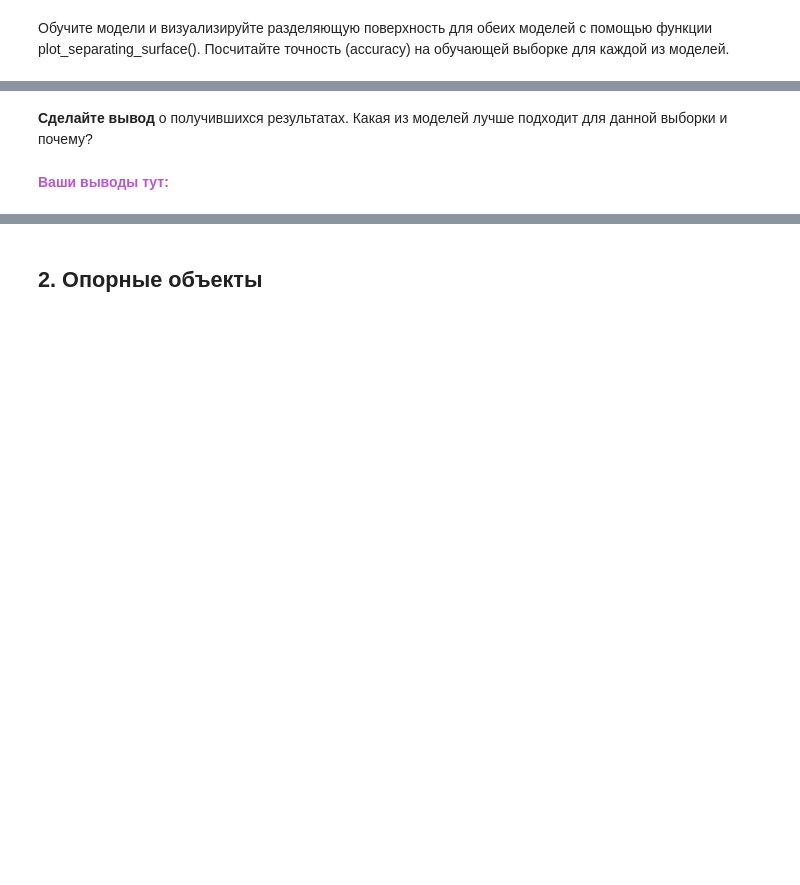
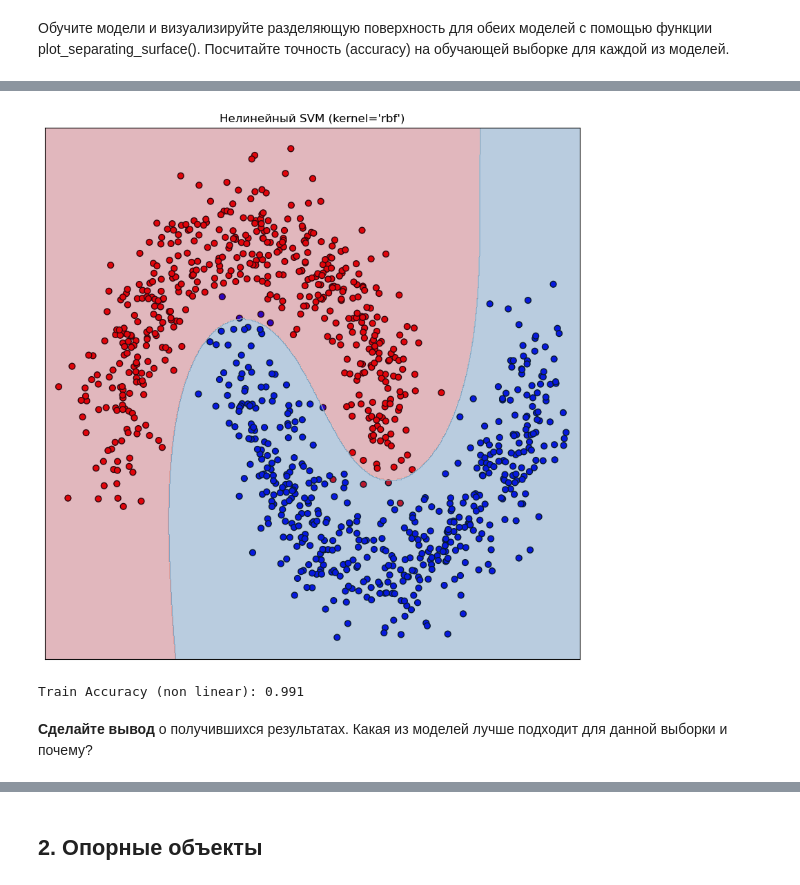
Before and after one commit to Bobik3310/Tapok-ML, a Jupyter notebook: 10. [Base]_SVM_[2025_2026].ipynb, the cells around one changed output, grey strips where cells are left out. Drawn from its saved outputs; the diff is of its cells as text; code cells hidden in the pictures; blank space fills up the shorter version.

```diff
--- a/10. [Base]_SVM_[2025_2026].ipynb
+++ b/10. [Base]_SVM_[2025_2026].ipynb
@@ -174,8 +184,10 @@ print(f'Train Accuracy (linear): {accuracy_score(y, linear_svc.predict(X)):.3f}'
 # %%
-# Your code here
+nonlinear_svc.fit(X,y)
+plot_separating_surface(X, y, nonlinear_svc, title="Нелинейный SVM (kernel='rbf')")
 print(f'Train Accuracy (non linear): {accuracy_score(y, nonlinear_svc.predict(X)):.3f}')
+# %% [output]
+[figure, added]
+Train Accuracy (non linear): 0.991
 # %% [markdown]
 **Сделайте вывод**
 о получившихся результатах. Какая из моделей лучше подходит для данной выборки и почему?
-# %% [markdown]
-<font color='MediumOrchid'>**Ваши выводы тут:**</font>
```
Also changed, not shown: parts of 27 cells of this notebook, 11 other files.
